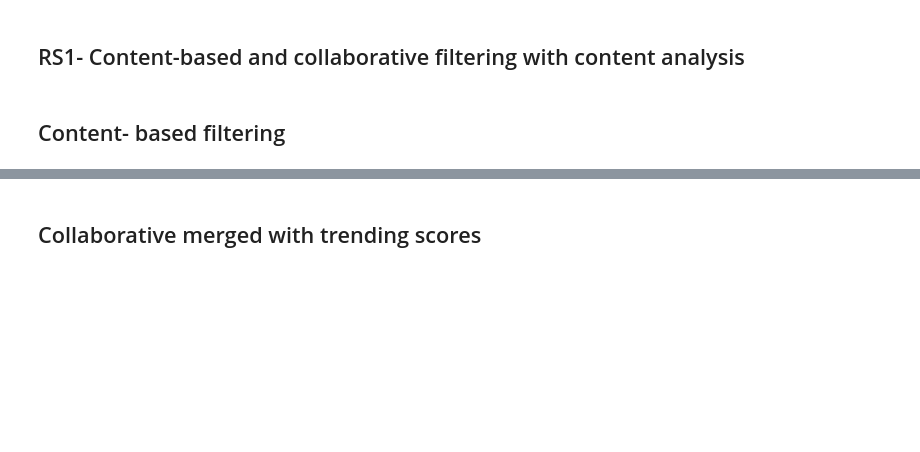
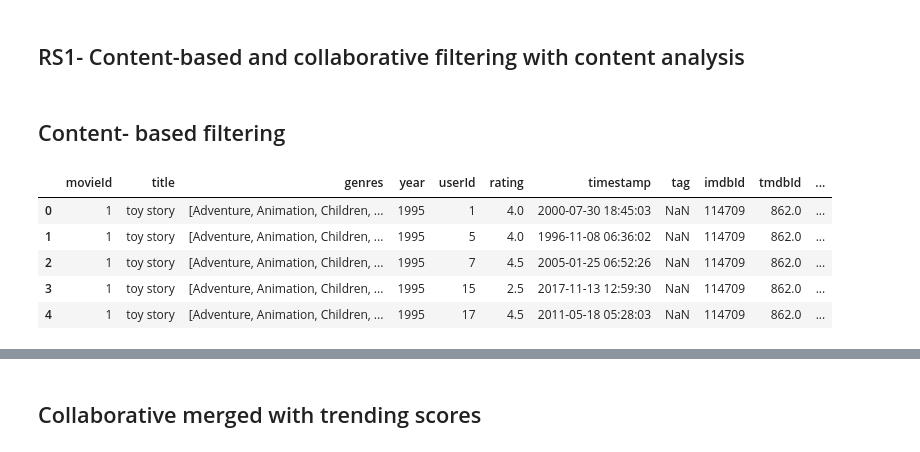
Before and after one commit to bethtaylor339/RS, a Jupyter notebook: FINAL RS1.ipynb, the cells around one changed output, grey strips where cells are left out. Cells and saved outputs as stored; diff of their text form; code cells hidden in the pictures; blank space fills up the shorter version.

```diff
--- a/FINAL RS1.ipynb
+++ b/FINAL RS1.ipynb
@@ -254,2 +311,11 @@ def get_content_based_recommendations(title, cosine_sim, unrated_movies):
+# %%
+final_dataset.head()
+# %% [output]
+|  | movieId | title | genres | year | userId | rating | timestamp | tag | imdbId | tmdbId | ... |
+| 0 | 1 | toy story | [Adventure, Animation, Children, ... | 1995 | 1 | 4.0 | 2000-07-30 18:45:03 | NaN | 114709 | 862.0 | ... |
+| 1 | 1 | toy story | [Adventure, Animation, Children, ... | 1995 | 5 | 4.0 | 1996-11-08 06:36:02 | NaN | 114709 | 862.0 | ... |
+| 2 | 1 | toy story | [Adventure, Animation, Children, ... | 1995 | 7 | 4.5 | 2005-01-25 06:52:26 | NaN | 114709 | 862.0 | ... |
+| 3 | 1 | toy story | [Adventure, Animation, Children, ... | 1995 | 15 | 2.5 | 2017-11-13 12:59:30 | NaN | 114709 | 862.0 | ... |
+| 4 | 1 | toy story | [Adventure, Animation, Children, ... | 1995 | 17 | 4.5 | 2011-05-18 05:28:03 | NaN | 114709 | 862.0 | ... |
 # %%
 # Extra data cleaning on movies and tags datasets
```
Also changed, not shown: parts of 11 cells of this notebook, 6 other files.
